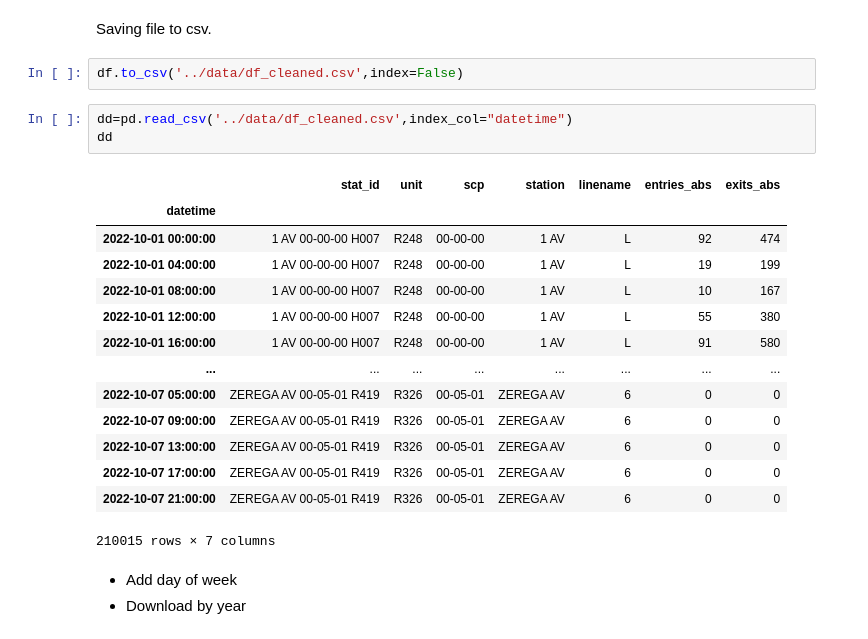
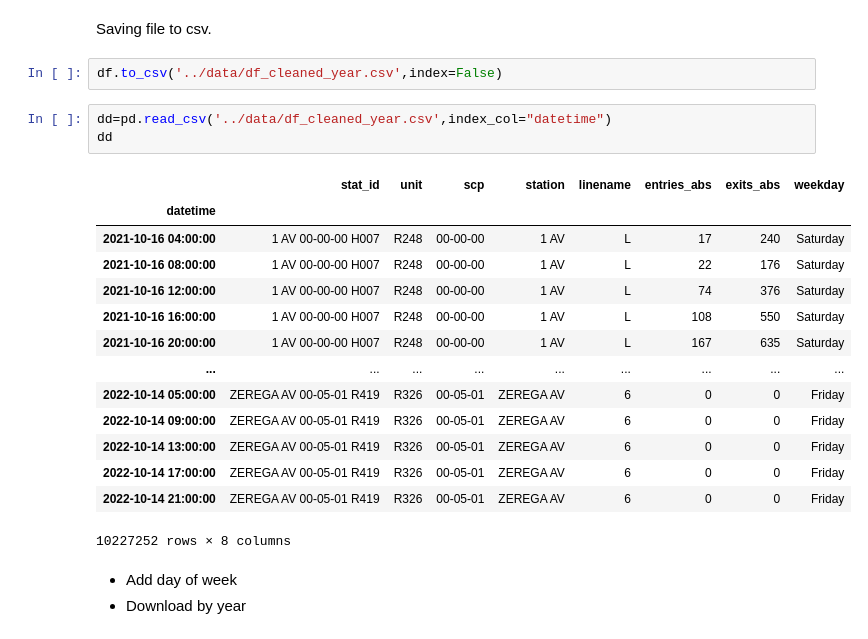
Before and after one commit to lmarett8/nyc_subway_traffic, a Jupyter notebook: notebooks/01_Download_Basic_Clean_year.ipynb, the cells around one changed output. Cells and saved outputs as stored; diff of their text form.

Commit message:
added year

```diff
--- a/notebooks/01_Download_Basic_Clean_year.ipynb
+++ b/notebooks/01_Download_Basic_Clean_year.ipynb
@@ -405,25 +376,25 @@ df
 # %% [markdown]
 Saving file to csv.
 # %%
-df.to_csv('../data/df_cleaned.csv',index=False)
+df.to_csv('../data/df_cleaned_year.csv',index=False)
 # %%
-dd=pd.read_csv('../data/df_cleaned.csv',index_col="datetime")
+dd=pd.read_csv('../data/df_cleaned_year.csv',index_col="datetime")
 dd
 # %% [output]
-|  | stat_id | unit | scp | station | linename | entries_abs | exits_abs |
-| datetime |  |  |  |  |  |  |  |
-| 2022-10-01 00:00:00 | 1 AV 00-00-00 H007 | R248 | 00-00-00 | 1 AV | L | 92 | 474 |
-| 2022-10-01 04:00:00 | 1 AV 00-00-00 H007 | R248 | 00-00-00 | 1 AV | L | 19 | 199 |
-| 2022-10-01 08:00:00 | 1 AV 00-00-00 H007 | R248 | 00-00-00 | 1 AV | L | 10 | 167 |
-| 2022-10-01 12:00:00 | 1 AV 00-00-00 H007 | R248 | 00-00-00 | 1 AV | L | 55 | 380 |
-| 2022-10-01 16:00:00 | 1 AV 00-00-00 H007 | R248 | 00-00-00 | 1 AV | L | 91 | 580 |
-| ... | ... | ... | ... | ... | ... | ... | ... |
-| 2022-10-07 05:00:00 | ZEREGA AV 00-05-01 R419 | R326 | 00-05-01 | ZEREGA AV | 6 | 0 | 0 |
-| 2022-10-07 09:00:00 | ZEREGA AV 00-05-01 R419 | R326 | 00-05-01 | ZEREGA AV | 6 | 0 | 0 |
-| 2022-10-07 13:00:00 | ZEREGA AV 00-05-01 R419 | R326 | 00-05-01 | ZEREGA AV | 6 | 0 | 0 |
-| 2022-10-07 17:00:00 | ZEREGA AV 00-05-01 R419 | R326 | 00-05-01 | ZEREGA AV | 6 | 0 | 0 |
-| 2022-10-07 21:00:00 | ZEREGA AV 00-05-01 R419 | R326 | 00-05-01 | ZEREGA AV | 6 | 0 | 0 |
+|  | stat_id | unit | scp | station | linename | entries_abs | exits_abs | weekday |
+| datetime |  |  |  |  |  |  |  |  |
+| 2021-10-16 04:00:00 | 1 AV 00-00-00 H007 | R248 | 00-00-00 | 1 AV | L | 17 | 240 | Saturday |
+| 2021-10-16 08:00:00 | 1 AV 00-00-00 H007 | R248 | 00-00-00 | 1 AV | L | 22 | 176 | Saturday |
+| 2021-10-16 12:00:00 | 1 AV 00-00-00 H007 | R248 | 00-00-00 | 1 AV | L | 74 | 376 | Saturday |
+| 2021-10-16 16:00:00 | 1 AV 00-00-00 H007 | R248 | 00-00-00 | 1 AV | L | 108 | 550 | Saturday |
+| 2021-10-16 20:00:00 | 1 AV 00-00-00 H007 | R248 | 00-00-00 | 1 AV | L | 167 | 635 | Saturday |
+| ... | ... | ... | ... | ... | ... | ... | ... | ... |
+| 2022-10-14 05:00:00 | ZEREGA AV 00-05-01 R419 | R326 | 00-05-01 | ZEREGA AV | 6 | 0 | 0 | Friday |
+| 2022-10-14 09:00:00 | ZEREGA AV 00-05-01 R419 | R326 | 00-05-01 | ZEREGA AV | 6 | 0 | 0 | Friday |
+| 2022-10-14 13:00:00 | ZEREGA AV 00-05-01 R419 | R326 | 00-05-01 | ZEREGA AV | 6 | 0 | 0 | Friday |
+| 2022-10-14 17:00:00 | ZEREGA AV 00-05-01 R419 | R326 | 00-05-01 | ZEREGA AV | 6 | 0 | 0 | Friday |
+| 2022-10-14 21:00:00 | ZEREGA AV 00-05-01 R419 | R326 | 00-05-01 | ZEREGA AV | 6 | 0 | 0 | Friday |
-210015 rows × 7 columns
+10227252 rows × 8 columns
 # %% [markdown]
 - Add day of week
 - Download by year
```
Also changed, not shown: parts of 27 cells of this notebook.
